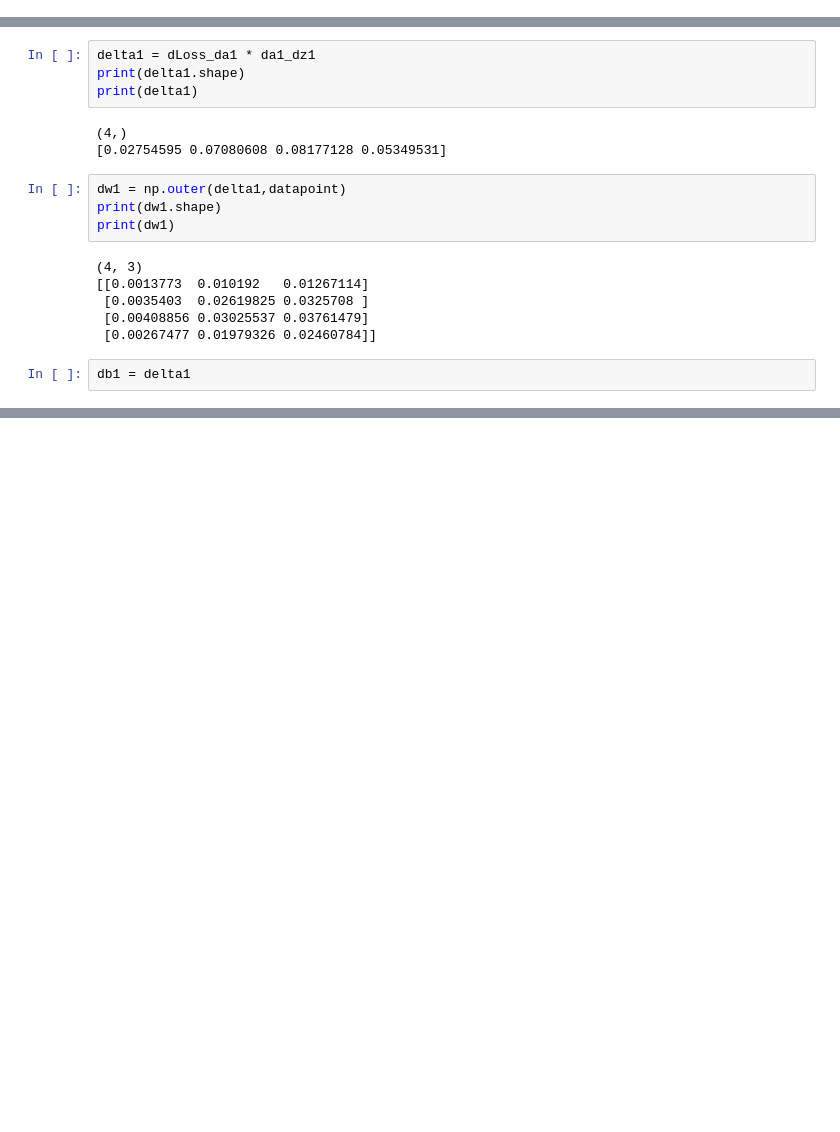
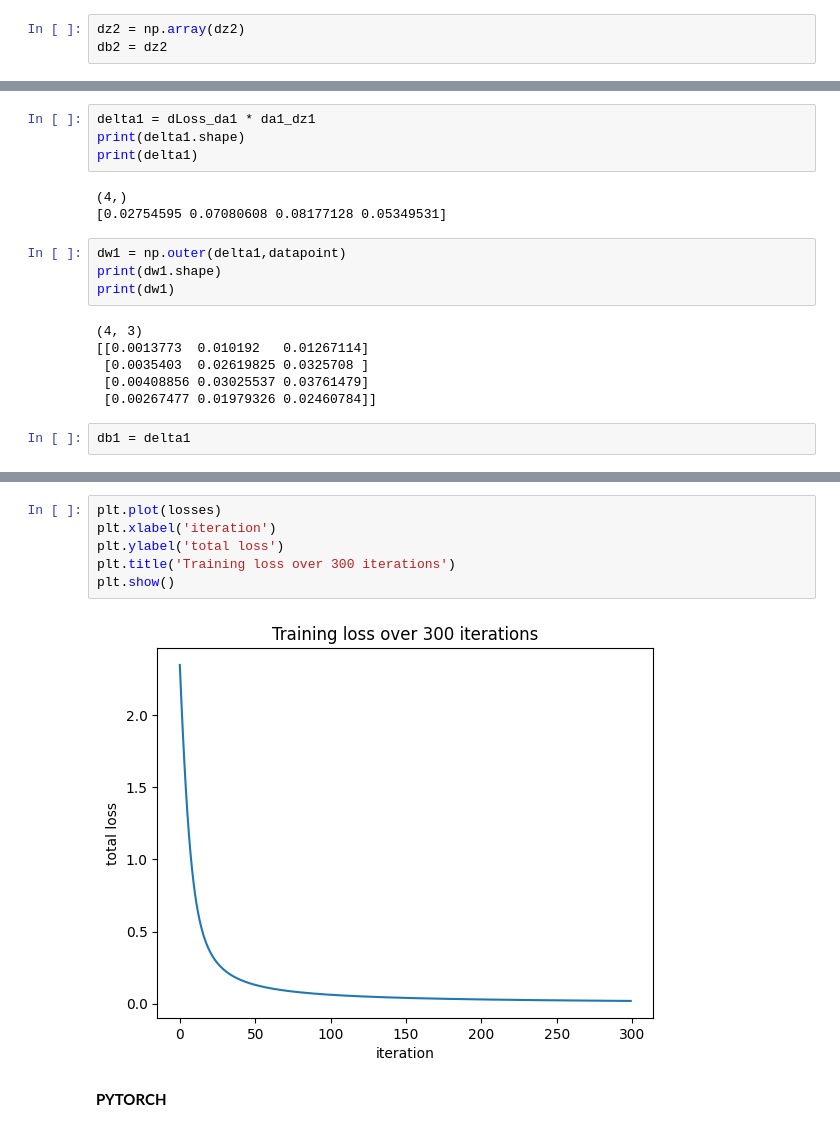
Before and after one commit to snehilkejriwal-exp19/deep-learning-finance, a Jupyter notebook: nn_fundamentals.ipynb, the cells around one changed output, grey strips where cells are left out. Drawn from its saved outputs; the diff is of its cells as text; blank space fills up the shorter version.

```diff
--- a/nn_fundamentals.ipynb
+++ b/nn_fundamentals.ipynb
@@ -112,3 +111,6 @@ db2 = dz2
+# %%
+dz2 = np.array(dz2)
+db2 = dz2
 # %%
 dLoss_da1 = np.dot(dz2,w2)
 print(dLoss_da1.shape)
@@ -144,0 +216,10 @@ db1 = delta1
+# %%
+plt.plot(losses)
+plt.xlabel('iteration')
+plt.ylabel('total loss')
+plt.title('Training loss over 300 iterations')
+plt.show()
+# %% [output]
+[figure, added]
+# %% [markdown]
+**PYTORCH**
```
Also changed, not shown: parts of 9 cells of this notebook.
